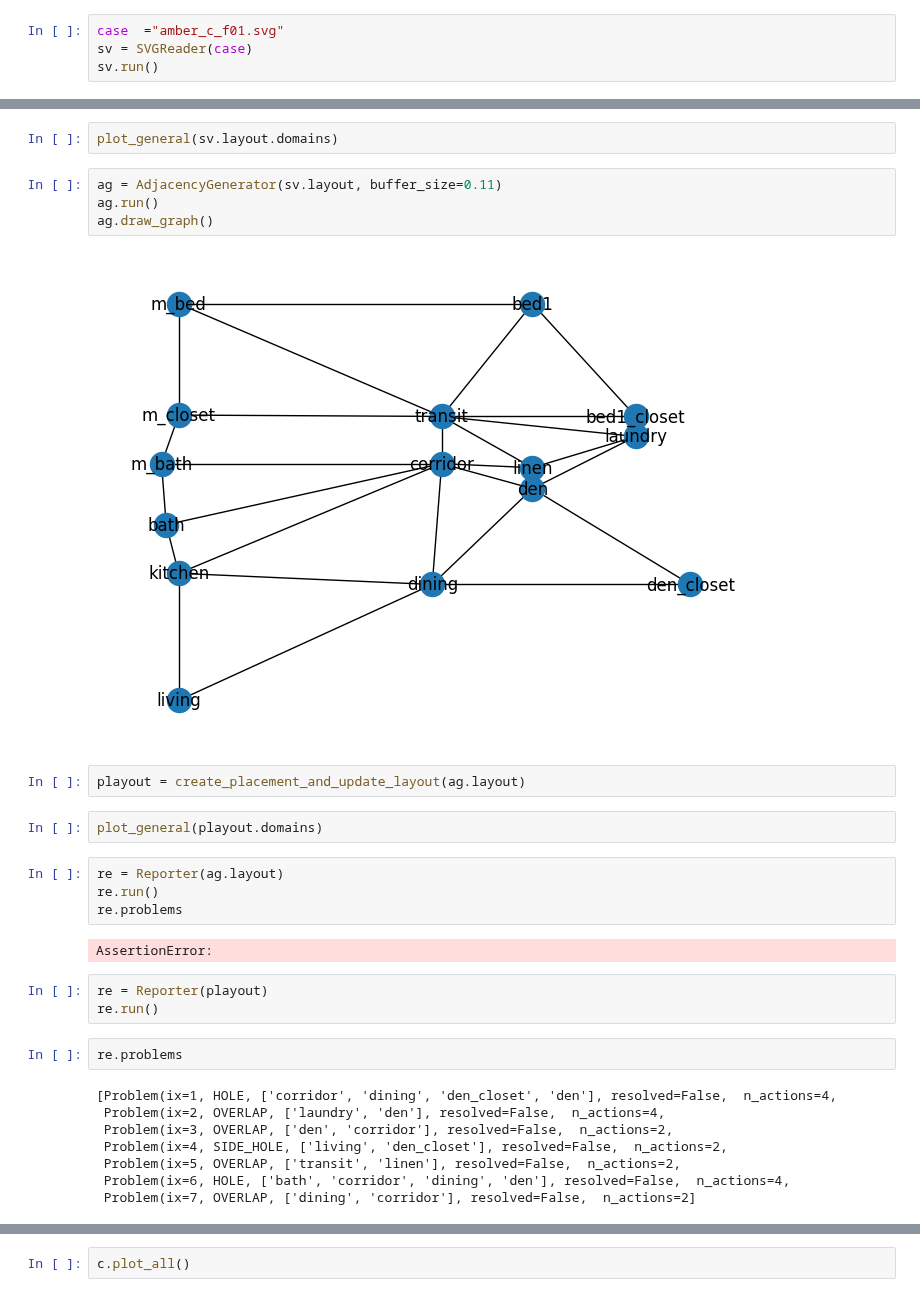
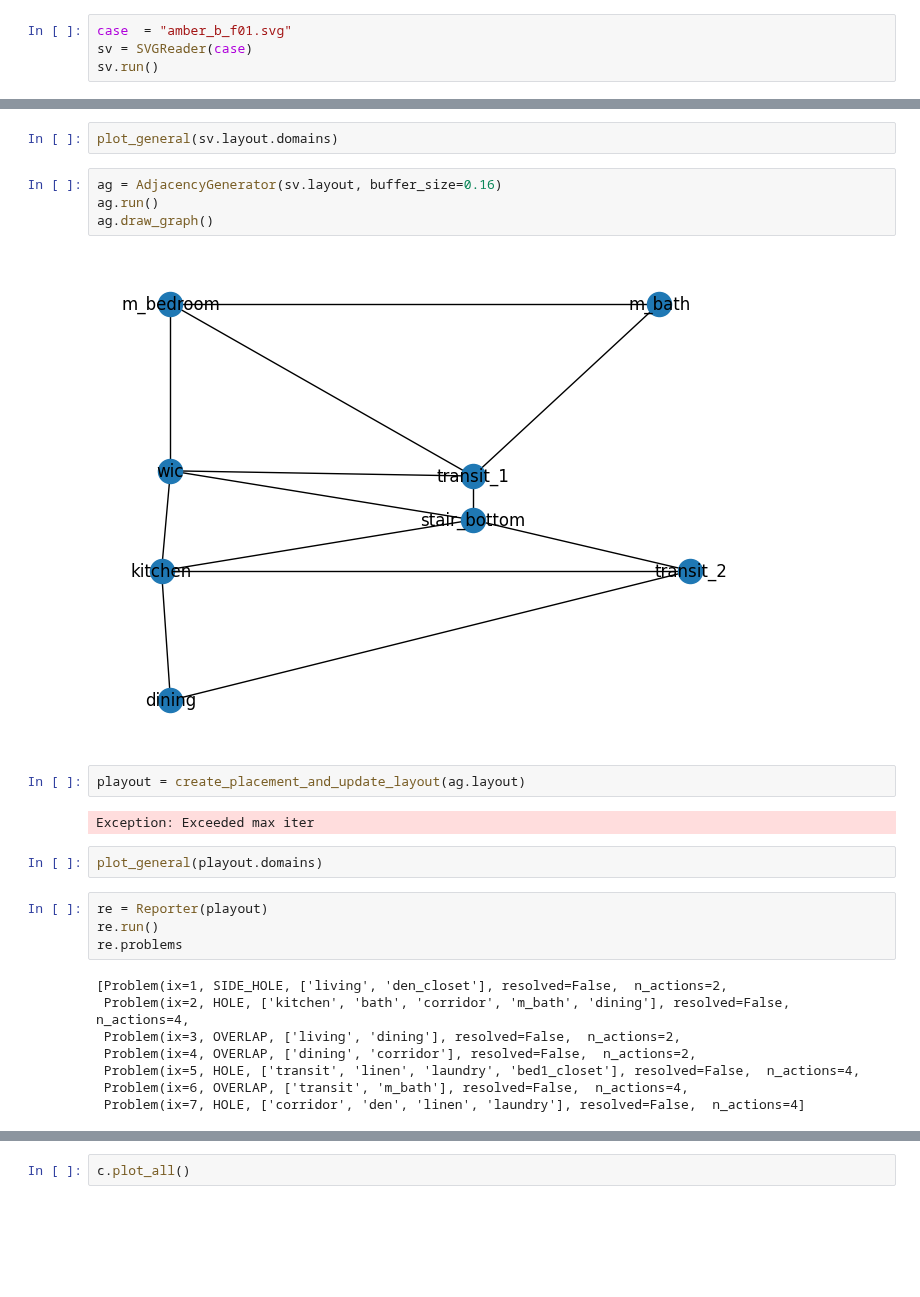
Before and after one commit to juliet29/svg2plan, a Jupyter notebook: _notebooks/stage_2_nbs/t3_run_through.ipynb, the cells around one changed output, grey strips where cells are left out. Cells and saved outputs as stored; diff of their text form; blank space fills up the shorter version.

```diff
--- a/_notebooks/stage_2_nbs/t3_run_through.ipynb
+++ b/_notebooks/stage_2_nbs/t3_run_through.ipynb
@@ -18,7 +15,7 @@ from visuals.plotter import Plotter, plot_general
 from export.saver import save_pickle
 from placement2.place import create_placement_and_update_layout
 # %%
-case  ="amber_c_f01.svg"
+case  = "amber_b_f01.svg"
 sv = SVGReader(case)
 sv.run()
 # %% [output]
@@ -44,34 +23,29 @@ sv.layout.domains
 # %%
 plot_general(sv.layout.domains)
 # %%
-ag = AdjacencyGenerator(sv.layout, buffer_size=0.11)
+ag = AdjacencyGenerator(sv.layout, buffer_size=0.16)
 ag.run()
 ag.draw_graph()
 # %% [output]
-[figure, old version]
+[figure, new version]
 # %%
 playout = create_placement_and_update_layout(ag.layout)
+# %% [output]
+Exception: Exceeded max iter
 # %%
 plot_general(playout.domains)
 # %%
-re = Reporter(ag.layout)
+re = Reporter(playout)
 re.run()
 re.problems
 # %% [output]
-AssertionError:
+[Problem(ix=1, SIDE_HOLE, ['living', 'den_closet'], resolved=False,  n_actions=2,
+ Problem(ix=2, HOLE, ['kitchen', 'bath', 'corridor', 'm_bath', 'dining'], resolved=False,  n_actions=4,
+ Problem(ix=3, OVERLAP, ['living', 'dining'], resolved=False,  n_actions=2,
+ Problem(ix=4, OVERLAP, ['dining', 'corridor'], resolved=False,  n_actions=2,
+ Problem(ix=5, HOLE, ['transit', 'linen', 'laundry', 'bed1_closet'], resolved=False,  n_actions=4,
+ Problem(ix=6, OVERLAP, ['transit', 'm_bath'], resolved=False,  n_actions=4,
+ Problem(ix=7, HOLE, ['corridor', 'den', 'linen', 'laundry'], resolved=False,  n_actions=4]
-# %%
-re = Reporter(playout)
-re.run()
-# %%
-re.problems
-# %% [output]
-[Problem(ix=1, HOLE, ['corridor', 'dining', 'den_closet', 'den'], resolved=False,  n_actions=4,
- Problem(ix=2, OVERLAP, ['laundry', 'den'], resolved=False,  n_actions=4,
- Problem(ix=3, OVERLAP, ['den', 'corridor'], resolved=False,  n_actions=2,
- Problem(ix=4, SIDE_HOLE, ['living', 'den_closet'], resolved=False,  n_actions=2,
- Problem(ix=5, OVERLAP, ['transit', 'linen'], resolved=False,  n_actions=2,
- Problem(ix=6, HOLE, ['bath', 'corridor', 'dining', 'den'], resolved=False,  n_actions=4,
- Problem(ix=7, OVERLAP, ['dining', 'corridor'], resolved=False,  n_actions=2]
 # %%
 c = Cook(re)
 # %% [output]
```
Also changed, not shown: parts of 5 cells of this notebook, 11 other files.
